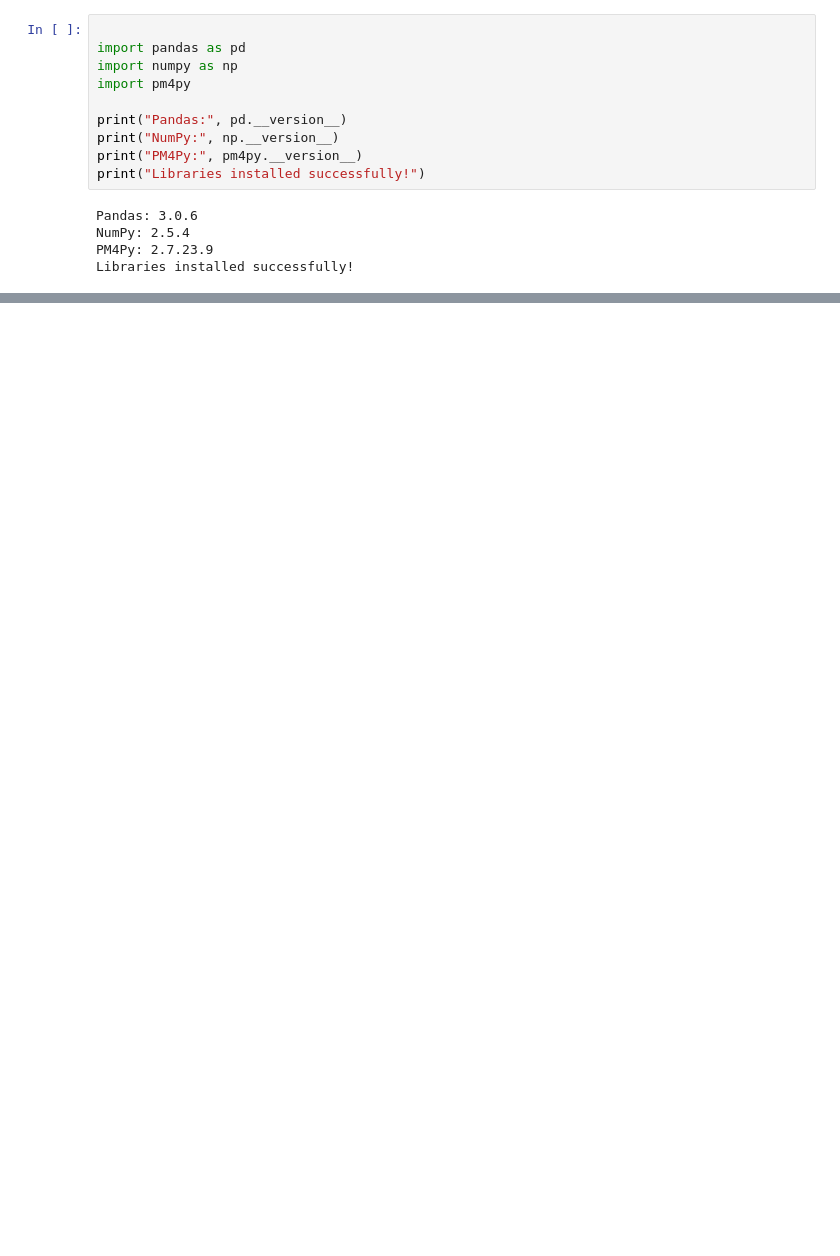
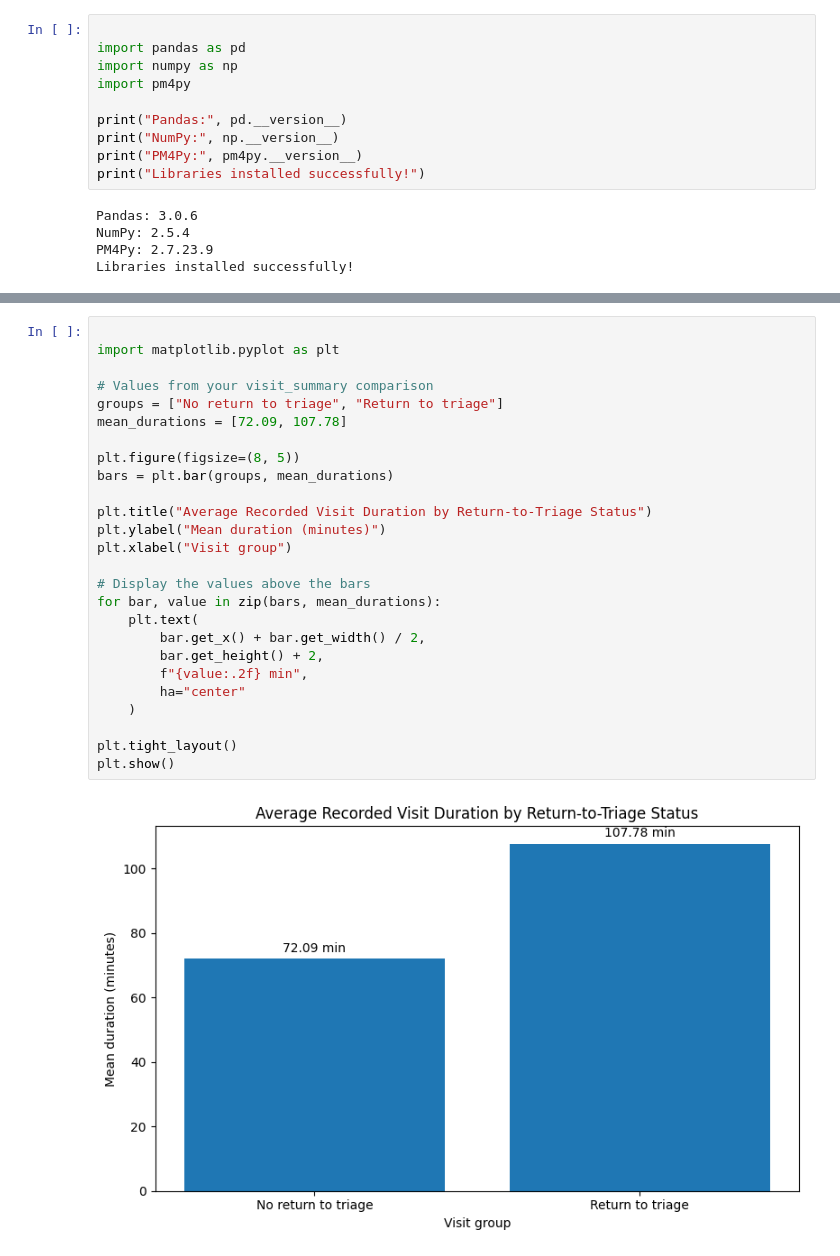
Before and after one commit to Fathima-1424/CareFlow-Clinical-Pathway, a Jupyter notebook: datacreated.ipynb, the cells around one changed output, grey strips where cells are left out. Saved outputs shown, nothing was run; the diff lists cells and outputs as text; blank space fills up the shorter version.

Commit message:
Add exploratory analysis on return-to-triage, shifts, and patient categories

```diff
--- a/datacreated.ipynb
+++ b/datacreated.ipynb
@@ -365,0 +893,28 @@ Libraries installed successfully!
+# %%
+
+import matplotlib.pyplot as plt
+
+# Values from your visit_summary comparison
+groups = ["No return to triage", "Return to triage"]
+mean_durations = [72.09, 107.78]
+
+plt.figure(figsize=(8, 5))
+bars = plt.bar(groups, mean_durations)
+
+plt.title("Average Recorded Visit Duration by Return-to-Triage Status")
+plt.ylabel("Mean duration (minutes)")
+plt.xlabel("Visit group")
+
+# Display the values above the bars
+for bar, value in zip(bars, mean_durations):
+    plt.text(
+        bar.get_x() + bar.get_width() / 2,
+        bar.get_height() + 2,
+        f"{value:.2f} min",
+        ha="center"
+    )
+
+plt.tight_layout()
+plt.show()
+# %% [output]
+[figure, added]
```
Also changed, not shown: parts of 24 cells of this notebook.
